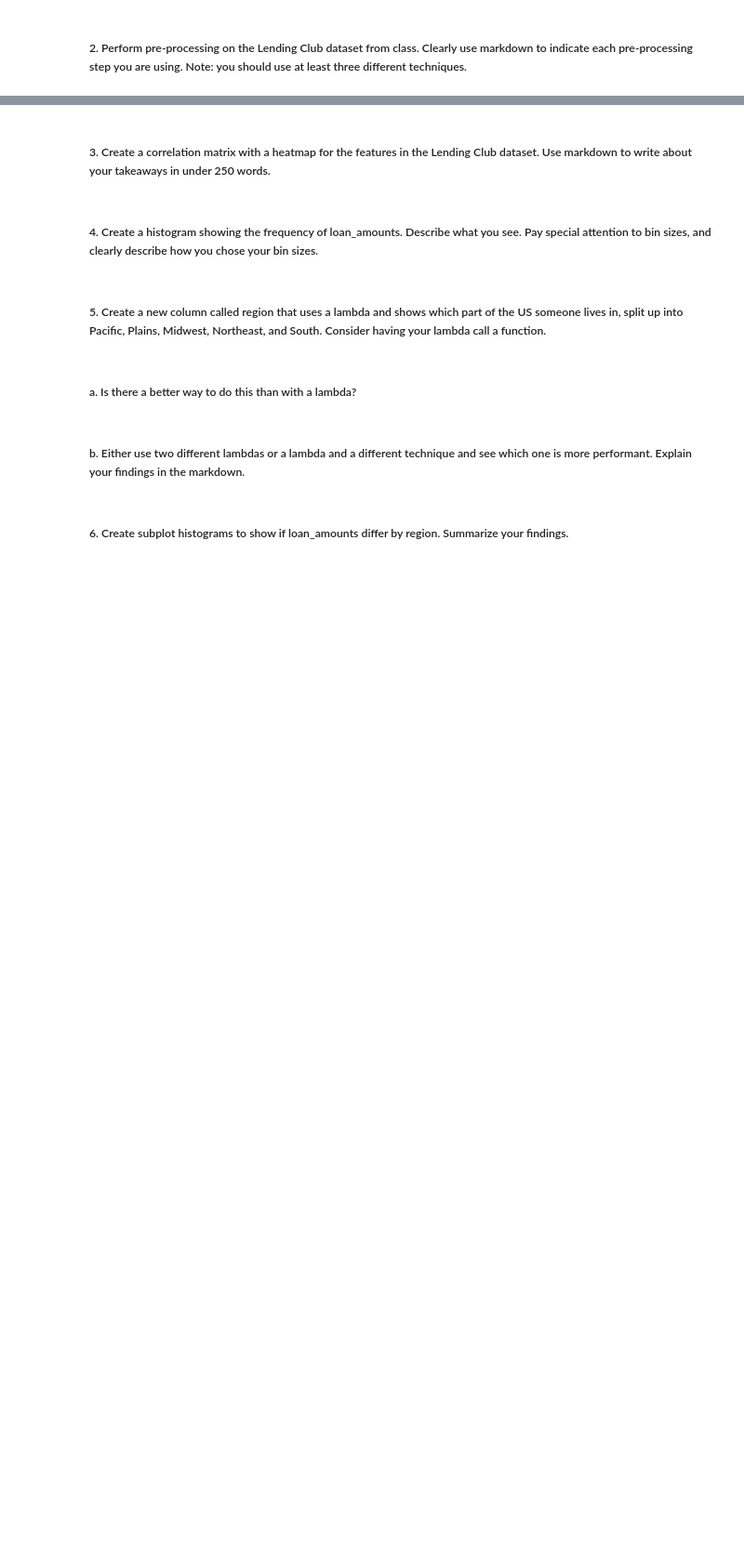
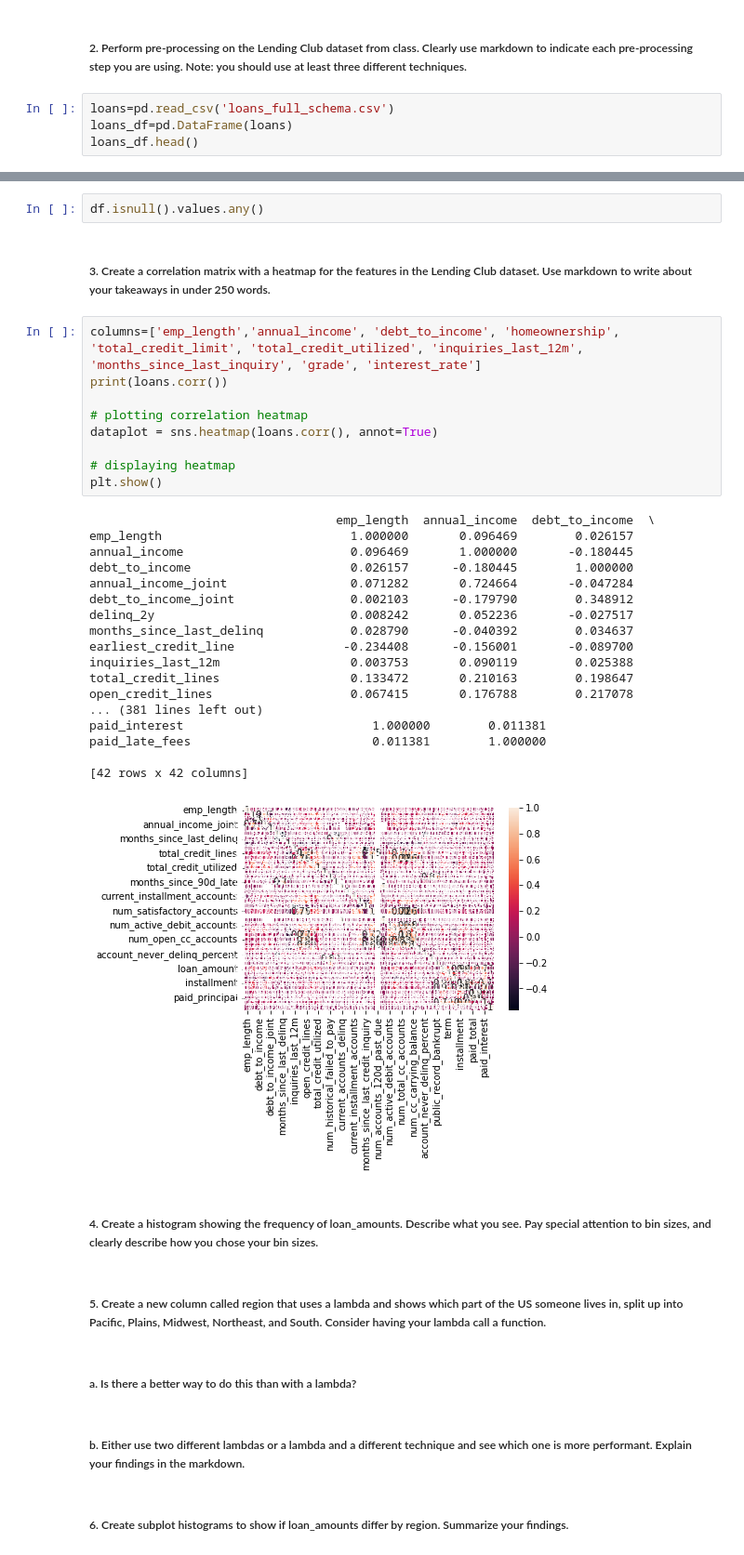
Before and after one commit to jmort16/week_12, a Jupyter notebook: wk_12_hmwk.ipynb, the cells around one changed output, grey strips where cells are left out. Shown: that part at 93% size. Cells and saved outputs as stored; diff of their text form; blank space fills up the shorter version.

```diff
--- a/wk_12_hmwk.ipynb
+++ b/wk_12_hmwk.ipynb
@@ -5,2 +22,6 @@
 # %% [markdown]
 ##### 2.	Perform pre-processing on the Lending Club dataset from class. Clearly use markdown to indicate each pre-processing step you are using. Note: you should use at least three different techniques.
+# %%
+loans=pd.read_csv('loans_full_schema.csv')
+loans_df=pd.DataFrame(loans)
+loans_df.head()
@@ -7,5 +143,35 @@
+# %%
+df.isnull().values.any()
 # %% [markdown]
 ##### 3.	Create a correlation matrix with a heatmap for the features in the Lending Club dataset. Use markdown to write about your takeaways in under 250 words.
+# %%
+columns=['emp_length','annual_income', 'debt_to_income', 'homeownership', 'total_credit_limit', 'total_credit_utilized', 'inquiries_last_12m', 'months_since_last_inquiry', 'grade', 'interest_rate']
+print(loans.corr())
+
+# plotting correlation heatmap
+dataplot = sns.heatmap(loans.corr(), annot=True)
+
+# displaying heatmap
+plt.show()
+# %% [output]
+                                  emp_length  annual_income  debt_to_income  \
+emp_length                          1.000000       0.096469        0.026157
+annual_income                       0.096469       1.000000       -0.180445
+debt_to_income                      0.026157      -0.180445        1.000000
+annual_income_joint                 0.071282       0.724664       -0.047284
+debt_to_income_joint                0.002103      -0.179790        0.348912
+delinq_2y                           0.008242       0.052236       -0.027517
+months_since_last_delinq            0.028790      -0.040392        0.034637
+earliest_credit_line               -0.234408      -0.156001       -0.089700
+inquiries_last_12m                  0.003753       0.090119        0.025388
+total_credit_lines                  0.133472       0.210163        0.198647
+open_credit_lines                   0.067415       0.176788        0.217078
+... (381 lines left out)
+paid_interest                          1.000000        0.011381
+paid_late_fees                         0.011381        1.000000
+
+[42 rows x 42 columns]
+[figure, added]
 # %% [markdown]
 ##### 4.	Create a histogram showing the frequency of loan_amounts. Describe what you see. Pay special attention to bin sizes, and clearly describe how you chose your bin sizes.
 # %% [markdown]
```
Also changed, not shown: parts of 22 cells of this notebook.
